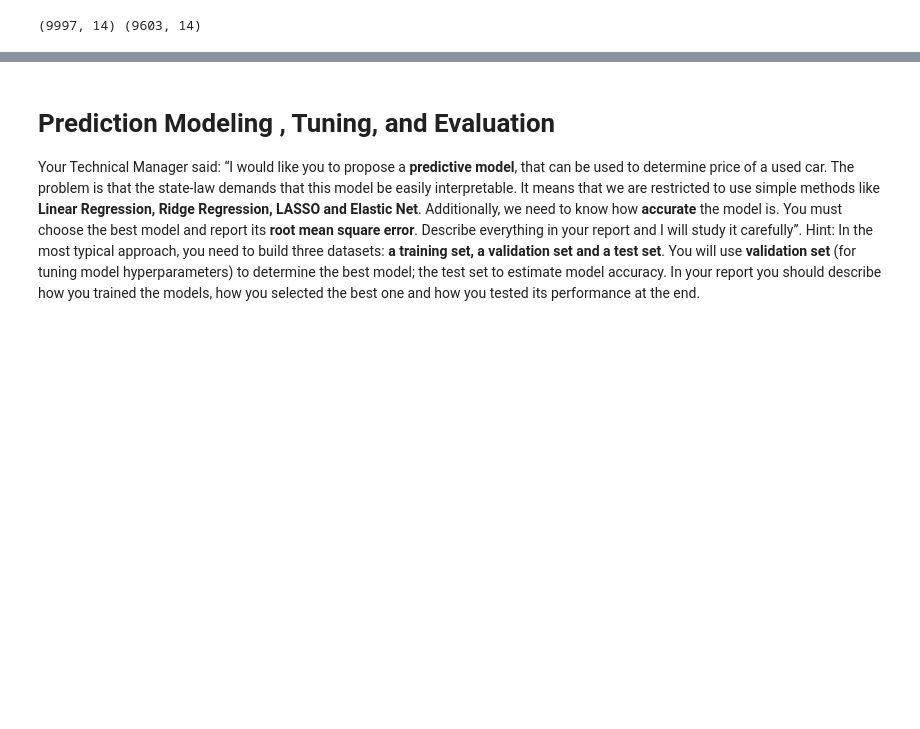
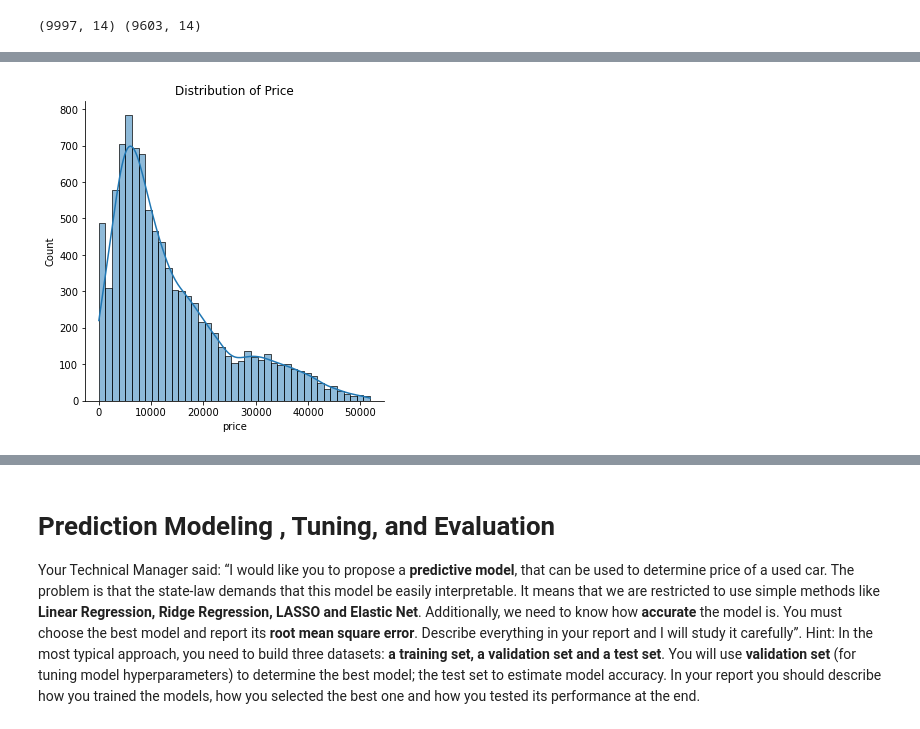
Before and after one commit to EricaXia/spr_2021, a Jupyter notebook: dsci552/problem_sets/ps_1.ipynb, the cells around one changed output, grey strips where cells are left out. Saved outputs shown, nothing was run; the diff lists cells and outputs as text; code cells hidden in the pictures; blank space fills up the shorter version.

```diff
--- a/dsci552/problem_sets/ps_1.ipynb
+++ b/dsci552/problem_sets/ps_1.ipynb
@@ -176,0 +178,7 @@ print(df.shape, df2.shape)
+# %%
+g = sns.displot(data=df2, x='price', kde=True)
+g.fig.subplots_adjust(top=.95)
+g.ax.set_title("Distribution of Price")
+plt.savefig('../images/PS_1/price_histogram.png')
+# %% [output]
+[figure, added]
```
Also changed, not shown: parts of 19 cells of this notebook, 7 other files.
